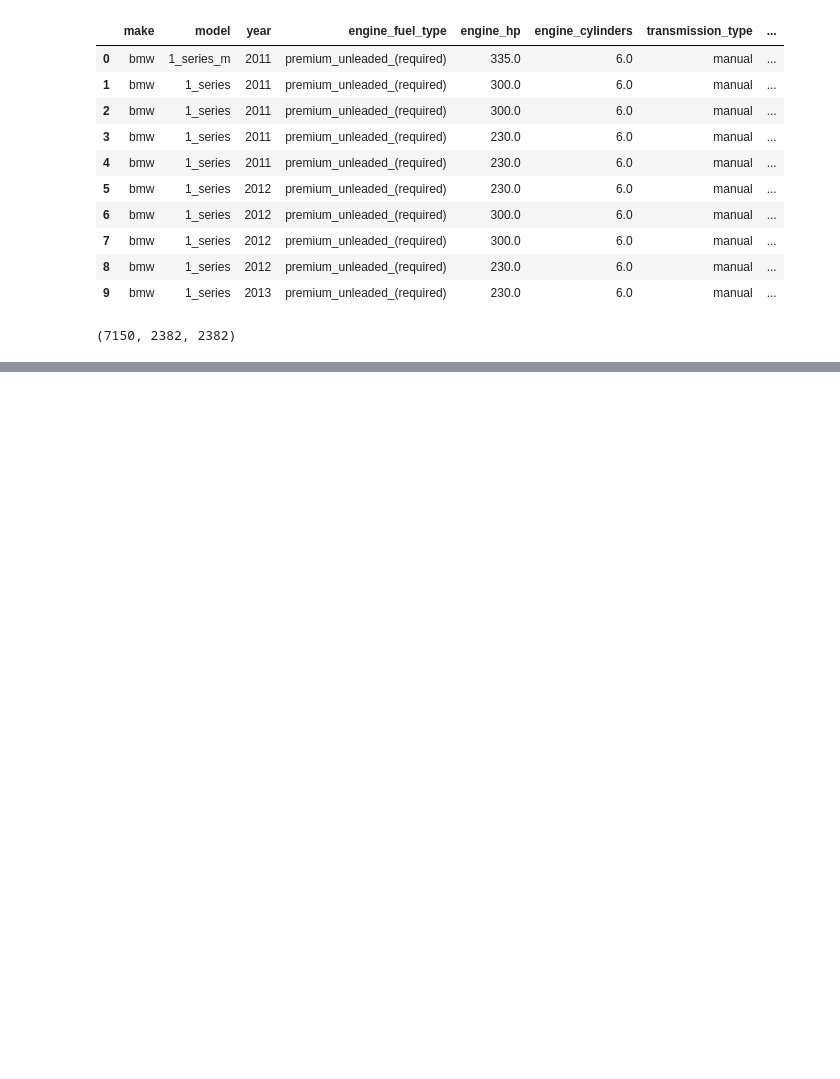
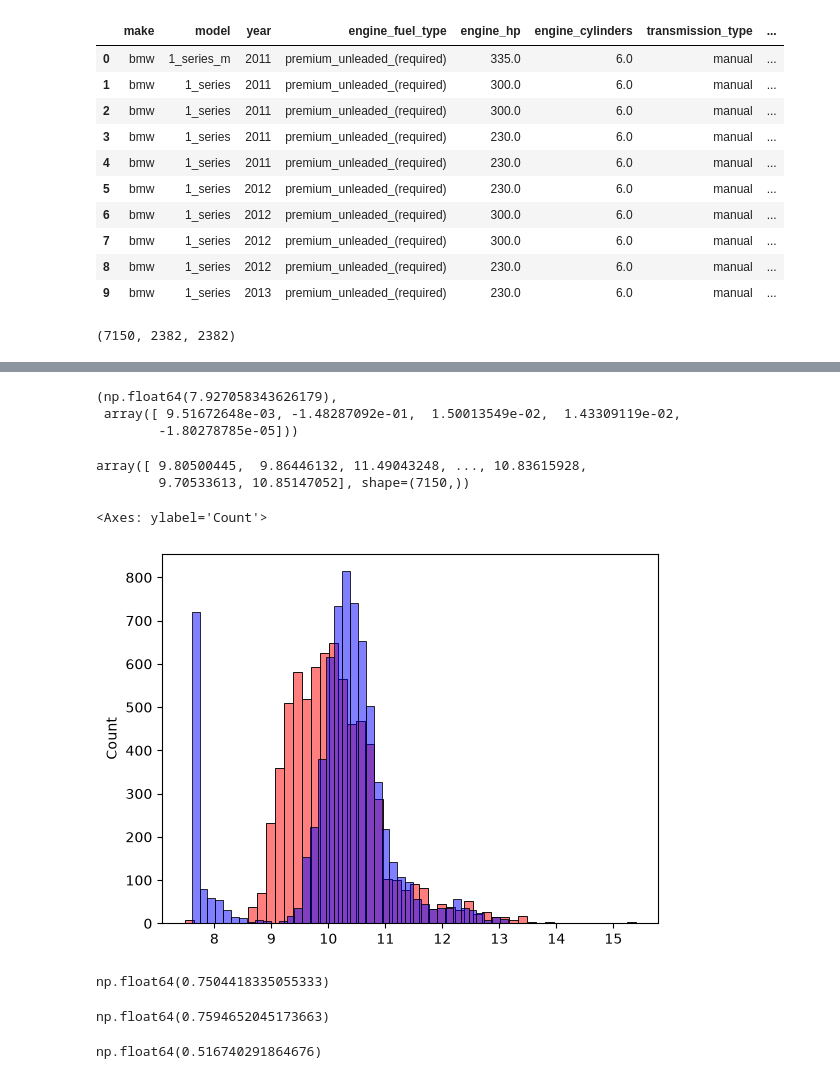
Before and after one commit to lizanette/machine-learning-zoomcamp, a Jupyter notebook: 02-regression/02-regression.ipynb, the cells around one changed output, grey strips where cells are left out. Cells and saved outputs as stored; diff of their text form; code cells hidden in the pictures; blank space fills up the shorter version.

Commit message:
Finish regression module and submit homework 2

```diff
--- a/02-regression/02-regression.ipynb
+++ b/02-regression/02-regression.ipynb
@@ -251,0 +261,10 @@ del df_test['msrp']
+# %%
+def train_linear_regression(X, y):
+    ones = np.ones(X.shape[0])
+    X = np.column_stack([ones, X])
+
+    XTX = X.T.dot(X)
+    XTX_inv = np.linalg.inv(XTX)
+    w_full = XTX_inv.dot(X.T).dot(y)
+
+    return w_full[0], w_full[1:]
@@ -251,0 +286,23 @@ del df_test['msrp']
+# %%
+X_train = df_train[base].fillna(0).values
+# %%
+w0, w = train_linear_regression(X_train, y_train)
+# %%
+w0, w
+# %% [output]
+(np.float64(7.927058343626179),
+ array([ 9.51672648e-03, -1.48287092e-01,  1.50013549e-02,  1.43309119e-02,
+        -1.80278785e-05]))
+# %%
+y_pred = w0 + X_train.dot(w)
+# %%
+y_pred
+# %% [output]
+array([ 9.80500445,  9.86446132, 11.49043248, ..., 10.83615928,
+        9.70533613, 10.85147052], shape=(7150,))
+# %%
+sns.histplot(y_pred, color='red', alpha=0.5, bins=50)
+sns.histplot(y_train, color='blue', alpha=0.5, bins=50)
+# %% [output]
+<Axes: ylabel='Count'>
+[figure, added]
@@ -251,0 +314,4 @@ del df_test['msrp']
+# %%
+rmse(y_train, y_pred)
+# %% [output]
+np.float64(0.7504418335055333)
@@ -251,0 +331,4 @@ del df_test['msrp']
+# %%
+error
+# %% [output]
+np.float64(0.7594652045173663)
@@ -251,0 +346,9 @@ del df_test['msrp']
+# %%
+X_train = prepare_X(df_train)
+w0, w = train_linear_regression(X_train, y_train)
+
+X_val = prepare_X(df_val)
+y_pred = w0 + X_val.dot(w)
+rmse(y_val, y_pred)
+# %% [output]
+np.float64(0.516740291864676)
```
Also changed, not shown: parts of 36 cells of this notebook, 1 other file.
